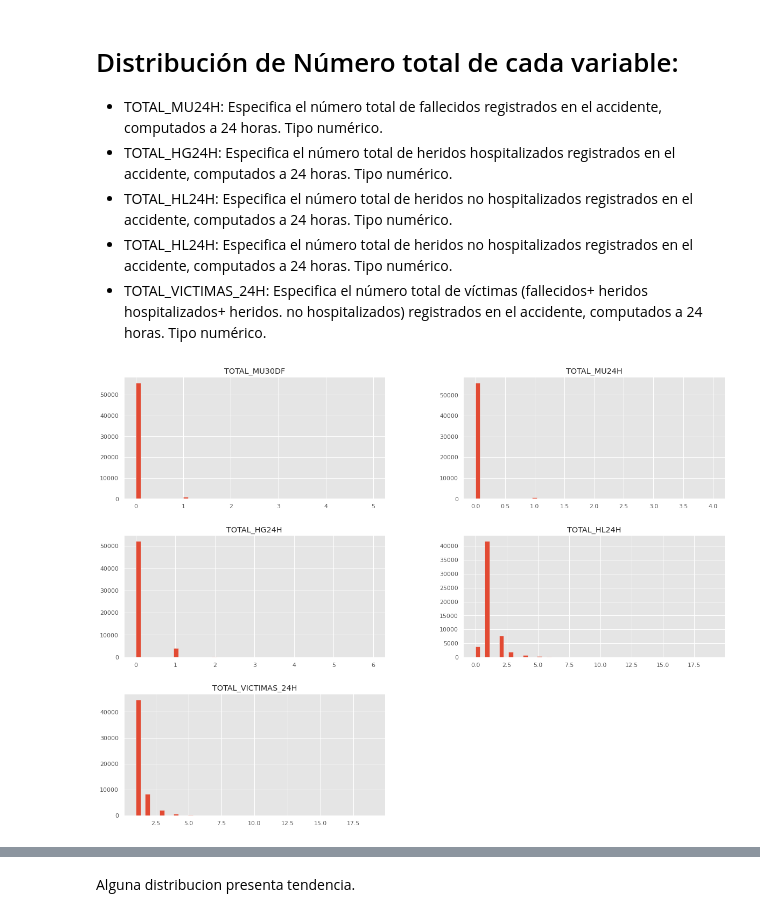
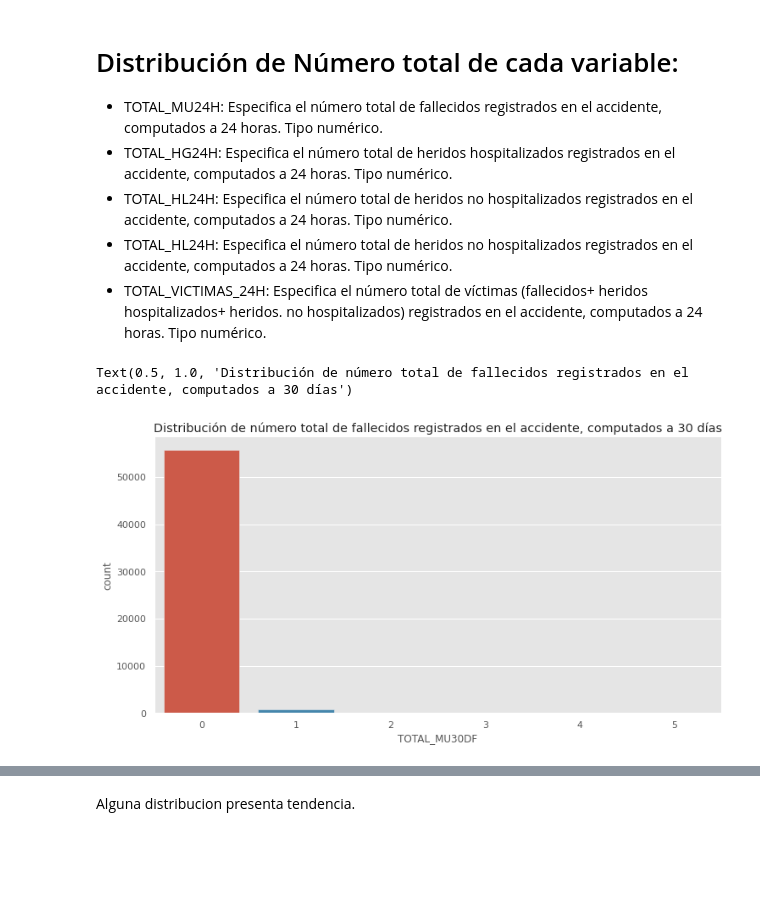
Before and after one commit to Davixino/Trabajo-Final, a Jupyter notebook: Análisis_de_datos.ipynb, the cells around one changed output, grey strips where cells are left out. Saved outputs shown, nothing was run; the diff lists cells and outputs as text; code cells hidden in the pictures; blank space fills up the shorter version.

```diff
--- a/Análisis_de_datos.ipynb
+++ b/Análisis_de_datos.ipynb
@@ -400,10 +400,13 @@ print(df_cod.shape)
 *   TOTAL_HL24H: Especifica el número total de heridos no hospitalizados registrados en el accidente, computados a 24 horas. Tipo numérico.
 *   TOTAL_HL24H: Especifica el número total de heridos no hospitalizados registrados en el accidente, computados a 24 horas. Tipo numérico.
 *   TOTAL_VICTIMAS_24H: Especifica el número total de víctimas (fallecidos+ heridos hospitalizados+ heridos. no hospitalizados) registrados en el accidente, computados a 24 horas. Tipo numérico.
-# %%
-#Distribución
-Var=['TOTAL_MU30DF','TOTAL_MU24H','TOTAL_HG24H','TOTAL_HL24H','TOTAL_VICTIMAS_24H']
-df_cod[Var].hist(bins=50 ,figsize=(20,15))
-plt.show()
-# %% [output]
-[figure, removed]
+# %%
+#Distribución
+plt.figure(figsize=(12,6))
+sns.countplot(data = df_cod, x = "TOTAL_MU30DF")
+df_cod['TOTAL_MU30DF'].value_counts(0).sort_index
+
+plt.title('Distribución de número total de fallecidos registrados en el accidente, computados a 30 días')
+# %% [output]
+Text(0.5, 1.0, 'Distribución de número total de fallecidos registrados en el accidente, computados a 30 días')
+[figure, added]
```
Also changed, not shown: parts of 4 cells of this notebook.
